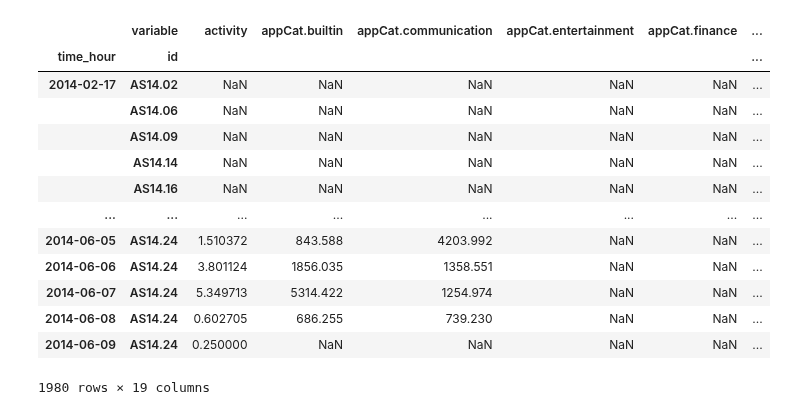
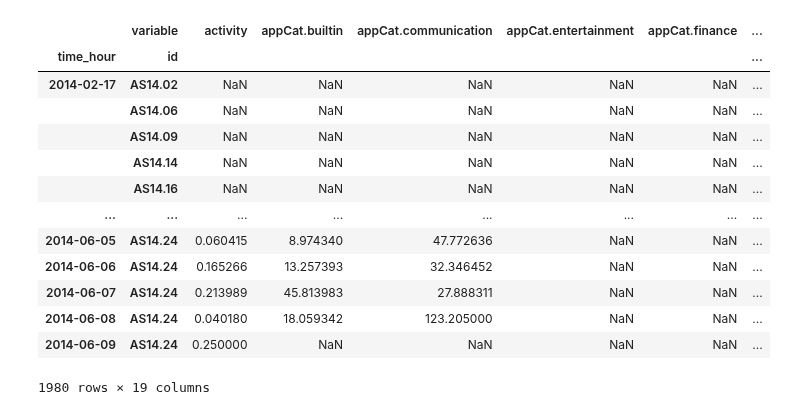
Before and after one commit to QST23/course_dmt, a Jupyter notebook: ass1/exploration_noah2.ipynb, the cells around one changed output. Saved outputs shown, nothing was run; the diff lists cells and outputs as text; code cells hidden in the pictures.

```diff
--- a/ass1/exploration_noah2.ipynb
+++ b/ass1/exploration_noah2.ipynb
@@ -1,35 +1,36 @@
 # %%
 import pandas as pd
 import numpy as np
 import matplotlib.pyplot as plt
 import seaborn as sns
+from statsmodels.graphics.tsaplots import plot_acf
 
 # Read in the data
 df = pd.read_csv('dataset_mood_smartphone-2.csv')
 
 # convert time column to datetime format
 df['time'] = pd.to_datetime(df['time'])
 
 # round time to nearest hour and group by time, person_id, and variable
 df['time_hour'] = df['time'].dt.round('D')
-grouped_df = df.groupby(['time_hour', 'id', 'variable']).sum().reset_index()
+grouped_df = df.groupby(['time_hour', 'id', 'variable']).mean().reset_index()
 
 # use pivot_table to create columns for each variable
-pivoted_df = grouped_df.pivot_table(index=['time_hour', 'id'], columns='variable', values='value')
+df_pivot = grouped_df.pivot_table(index=['time_hour', 'id'], columns='variable', values='value')
 
-pivoted_df
+df_pivot
 # %% [output]
 |  | variable | activity | appCat.builtin | appCat.communication | appCat.entertainment | appCat.finance | ... |
 | time_hour | id |  |  |  |  |  | ... |
 | 2014-02-17 | AS14.02 | NaN | NaN | NaN | NaN | NaN | ... |
 |  | AS14.06 | NaN | NaN | NaN | NaN | NaN | ... |
 |  | AS14.09 | NaN | NaN | NaN | NaN | NaN | ... |
 |  | AS14.14 | NaN | NaN | NaN | NaN | NaN | ... |
 |  | AS14.16 | NaN | NaN | NaN | NaN | NaN | ... |
 | ... | ... | ... | ... | ... | ... | ... | ... |
-| 2014-06-05 | AS14.24 | 1.510372 | 843.588 | 4203.992 | NaN | NaN | ... |
-| 2014-06-06 | AS14.24 | 3.801124 | 1856.035 | 1358.551 | NaN | NaN | ... |
-| 2014-06-07 | AS14.24 | 5.349713 | 5314.422 | 1254.974 | NaN | NaN | ... |
-| 2014-06-08 | AS14.24 | 0.602705 | 686.255 | 739.230 | NaN | NaN | ... |
+| 2014-06-05 | AS14.24 | 0.060415 | 8.974340 | 47.772636 | NaN | NaN | ... |
+| 2014-06-06 | AS14.24 | 0.165266 | 13.257393 | 32.346452 | NaN | NaN | ... |
+| 2014-06-07 | AS14.24 | 0.213989 | 45.813983 | 27.888311 | NaN | NaN | ... |
+| 2014-06-08 | AS14.24 | 0.040180 | 18.059342 | 123.205000 | NaN | NaN | ... |
 | 2014-06-09 | AS14.24 | 0.250000 | NaN | NaN | NaN | NaN | ... |
 1980 rows × 19 columns
```
Also changed, not shown: parts of 2 cells of this notebook.
